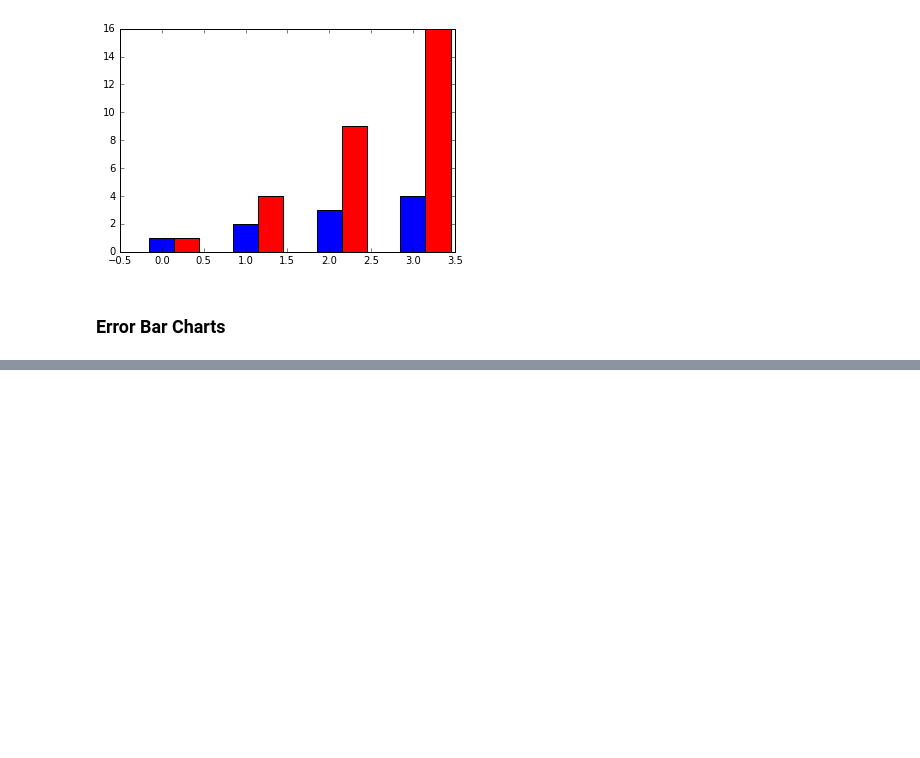
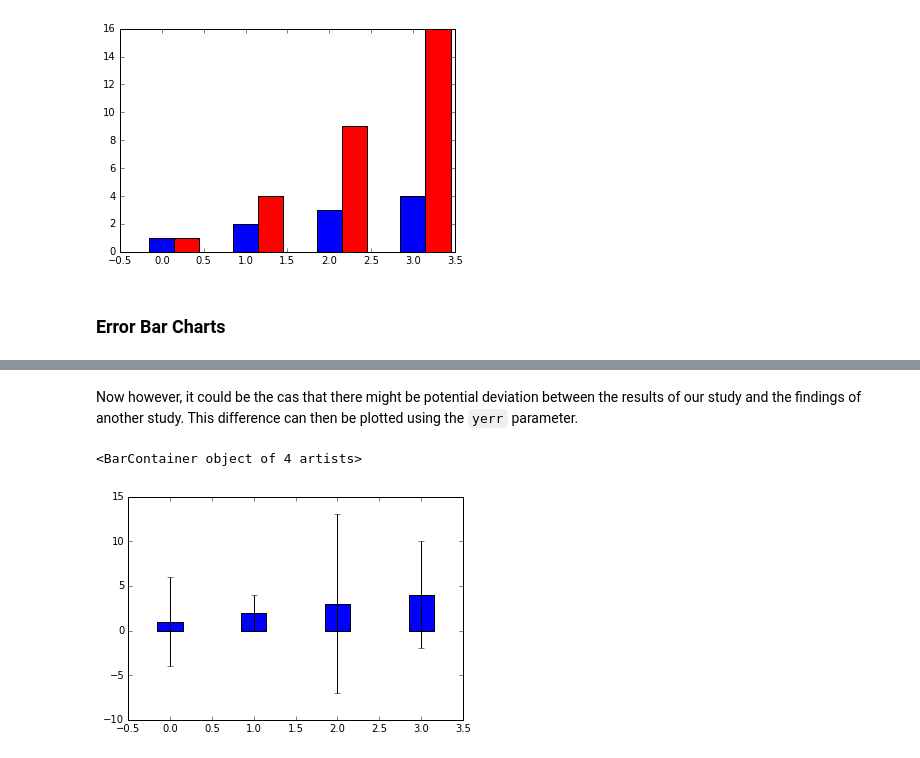
Before and after one commit to WahlerP/csfundamentals-hsg, a Jupyter notebook: Data_Visualization.ipynb, the cells around one changed output, grey strips where cells are left out. Cells and saved outputs as stored; diff of their text form; code cells hidden in the pictures; blank space fills up the shorter version.

```diff
--- a/Data_Visualization.ipynb
+++ b/Data_Visualization.ipynb
@@ -583,0 +601,14 @@ plt.bar(new_xvals, exponential_data, width = 0.3 ,color='red')
+# %% [markdown]
+Now however, it could be the cas that there might be potential deviation between the results of our study and the findings of another study. This difference can then be plotted using the `yerr` parameter.
+# %%
+linear_data = [1,2,3,4]
+xvals = range(len(linear_data))
+
+# specify by which amount the data points may deviate
+linear_err = [5,2,10,6]
+
+# Plot a new set of bars with errorbars using the list of error values
+plt.bar(xvals, linear_data, width = 0.3, yerr=linear_err)
+# %% [output]
+<BarContainer object of 4 artists>
+[figure, added]
```
Also changed, not shown: parts of 54 cells of this notebook.
